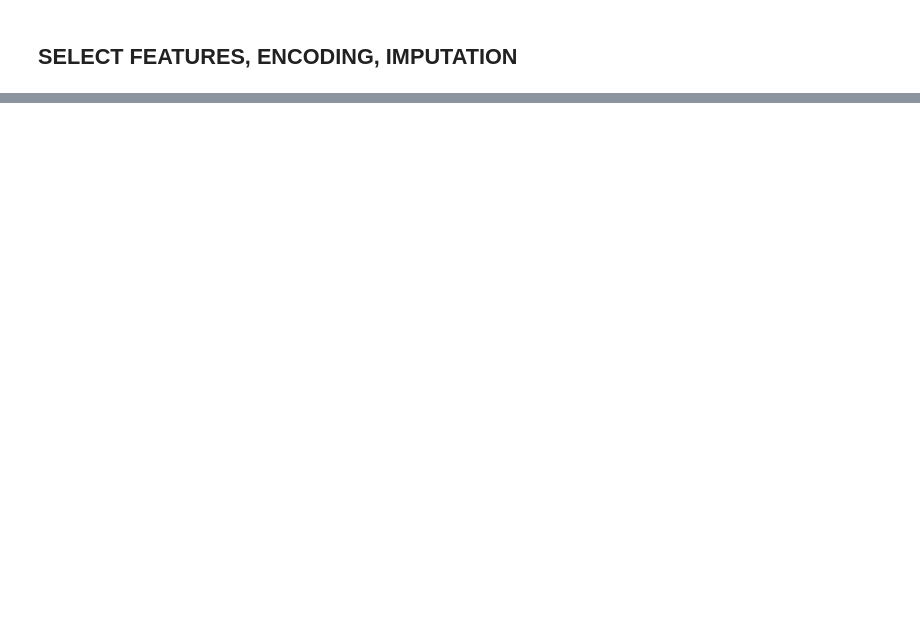
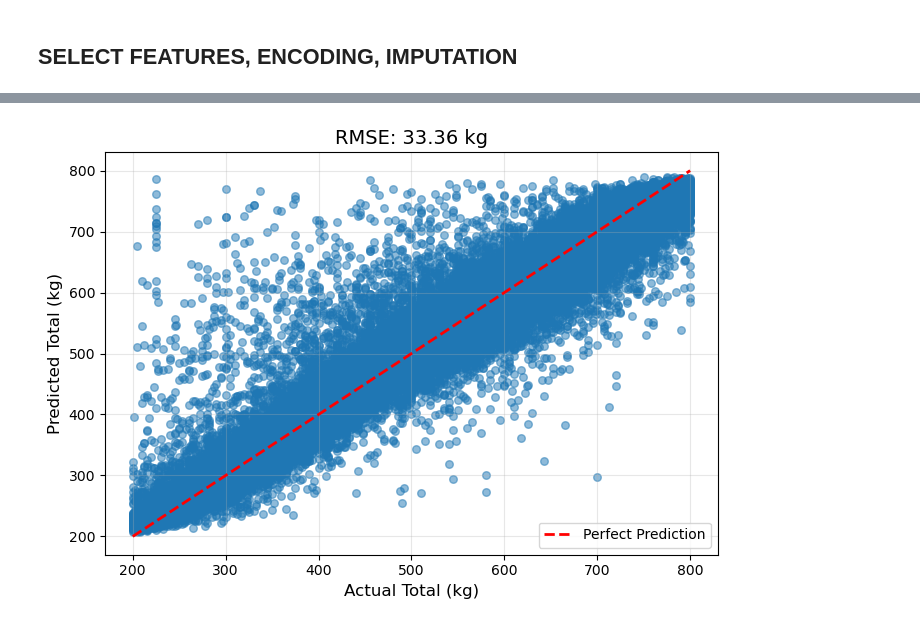
Before and after one commit to philipogn/powerlifting_statistics, a Jupyter notebook: notebooks/feat_eng_experiment.ipynb, the cells around one changed output, grey strips where cells are left out. Cells and saved outputs as stored; diff of their text form; code cells hidden in the pictures; blank space fills up the shorter version.

```diff
--- a/notebooks/feat_eng_experiment.ipynb
+++ b/notebooks/feat_eng_experiment.ipynb
@@ -229,2 +298,24 @@ Fold 4, MAE=22.04, RMSE=37.30, MSE=1391.21, R2=0.940
+# %%
+fig, ax = plt.subplots(figsize=(7,5))
+y_actual = np.array(y_actual_list)
+y_pred = np.array(y_pred_list)
+# scatter plot
+ax.scatter(y_actual, y_pred, alpha=0.5, s=30)
+
+# prediction line
+min_val = min(y_actual.min(), y_pred.min())
+max_val = max(y_actual.max(), y_pred.max())
+ax.plot([min_val, max_val], [min_val, max_val], 'r--', lw=2, label='Perfect Prediction')
+
+ax.set_xlabel('Actual Total (kg)', fontsize=12)
+ax.set_ylabel('Predicted Total (kg)', fontsize=12)
+ax.set_title(f'RMSE: {rmse_avg:.2f} kg', fontsize=14)
+ax.legend()
+ax.grid(alpha=0.3)
+
+plt.tight_layout()
+plt.show()
+# %% [output]
+[figure, added]
 # %%
 from sklearn.model_selection import GridSearchCV
```
Also changed, not shown: parts of 11 cells of this notebook.
